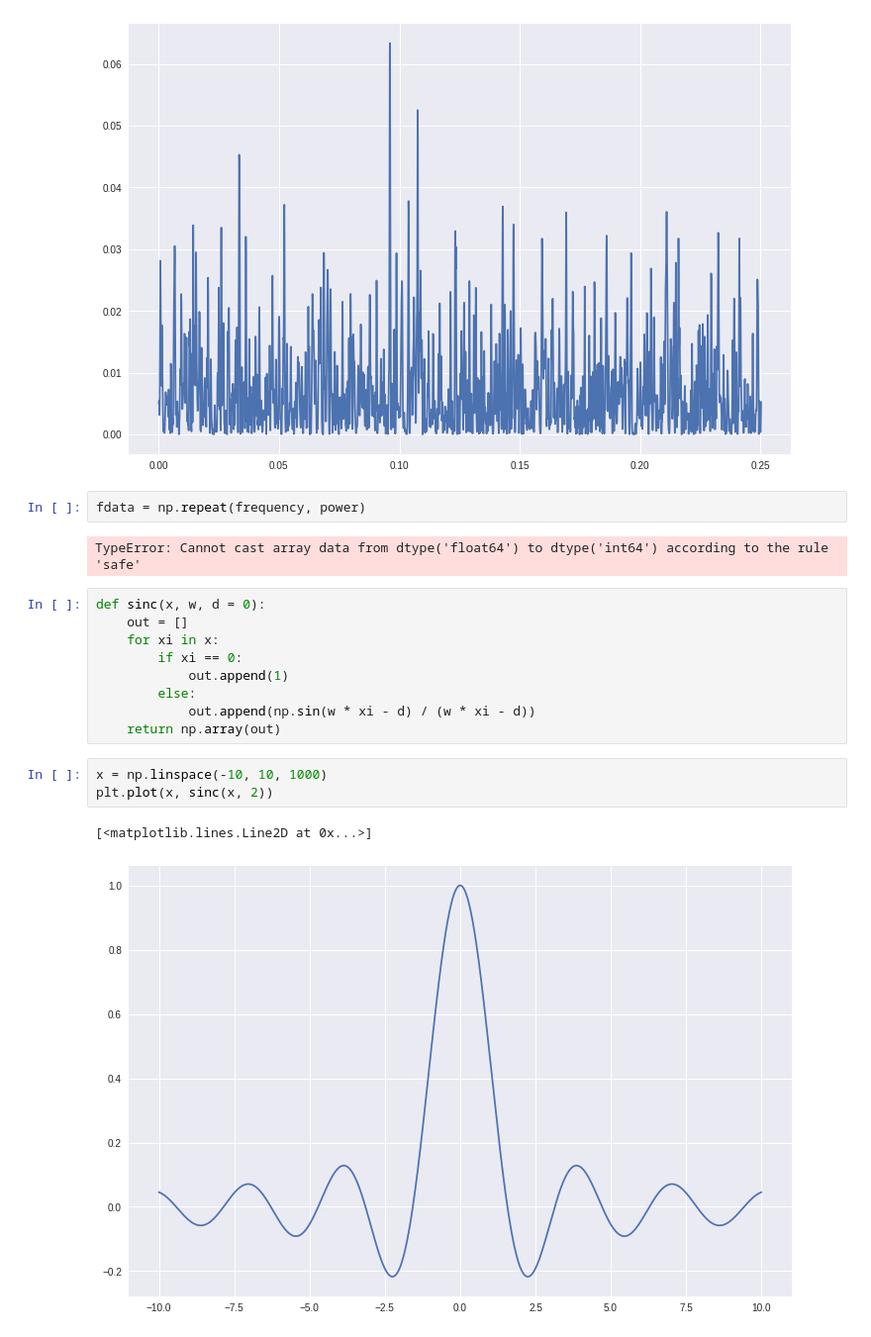
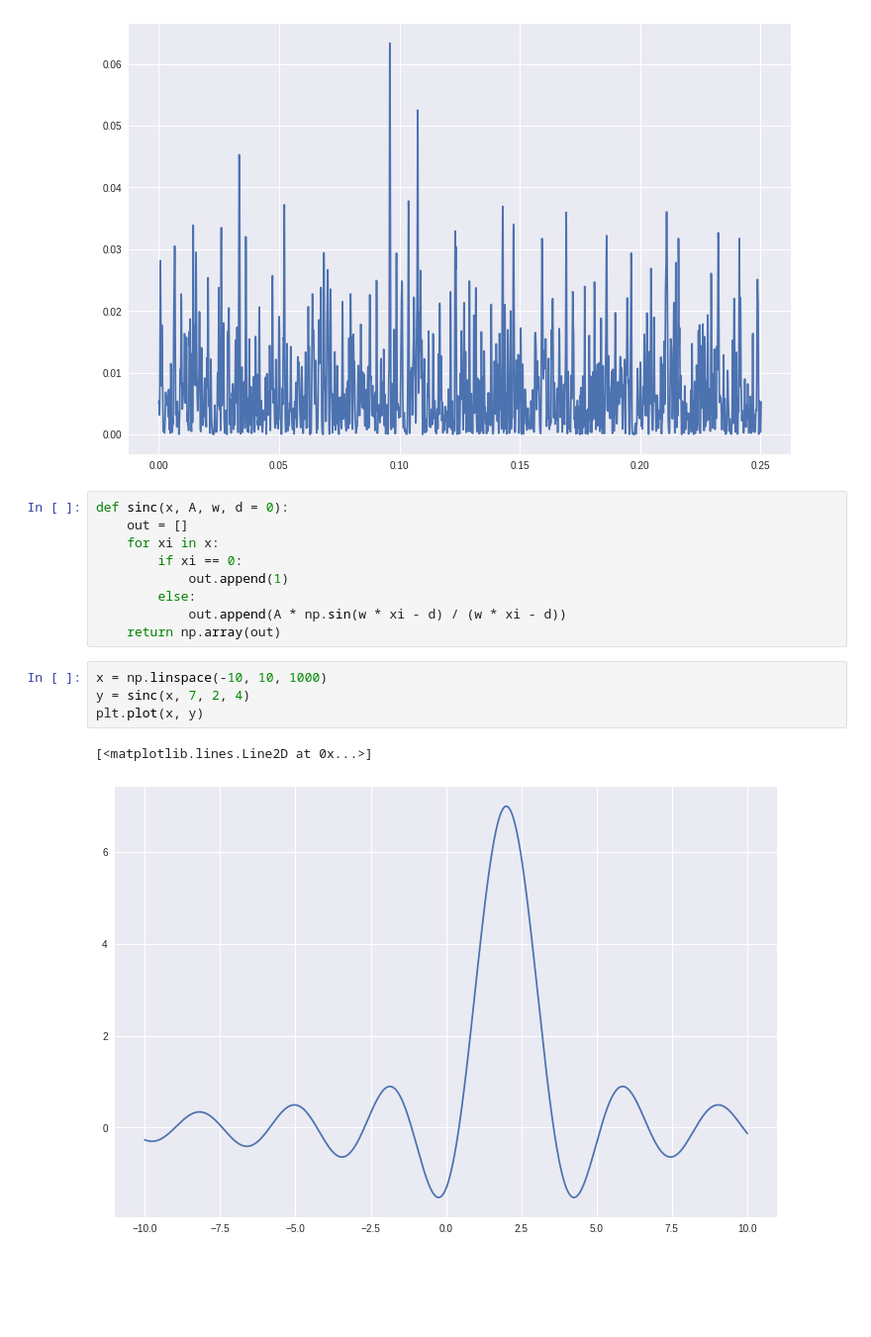
Before and after one commit to mileslucas/stat444, a Jupyter notebook: project/project.ipynb, the cells around one changed output. Shown at 99% size. Drawn from its saved outputs; the diff is of its cells as text; blank space fills up the shorter version.

```diff
--- a/project/project.ipynb
+++ b/project/project.ipynb
@@ -35,22 +33,19 @@ plt.plot(frequency, power)
 # %% [output]
 [<matplotlib.lines.Line2D at 0x...>]
 [figure]
-# %%
-fdata = np.repeat(frequency, power)
-# %% [output]
-TypeError: Cannot cast array data from dtype('float64') to dtype('int64') according to the rule 'safe'
 # %%
-def sinc(x, w, d = 0):
+def sinc(x, A, w, d = 0):
     out = []
     for xi in x:
         if xi == 0:
             out.append(1)
         else:
-            out.append(np.sin(w * xi - d) / (w * xi - d))
+            out.append(A * np.sin(w * xi - d) / (w * xi - d))
     return np.array(out)
 # %%
 x = np.linspace(-10, 10, 1000)
-plt.plot(x, sinc(x, 2))
+y = sinc(x, 7, 2, 4)
+plt.plot(x, y)
 # %% [output]
 [<matplotlib.lines.Line2D at 0x...>]
-[figure, old version]
+[figure, new version]
```
Also changed, not shown: parts of 8 cells of this notebook.
